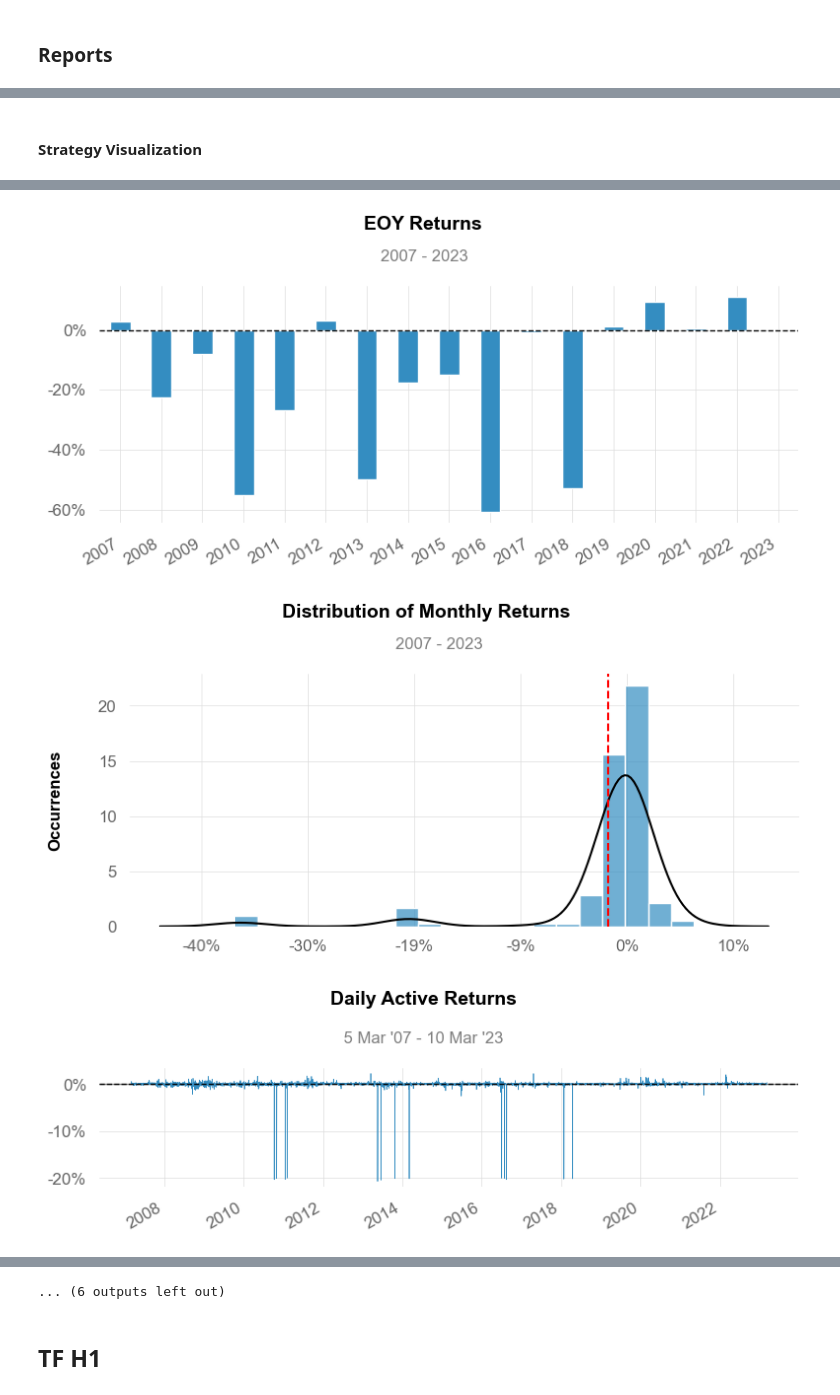
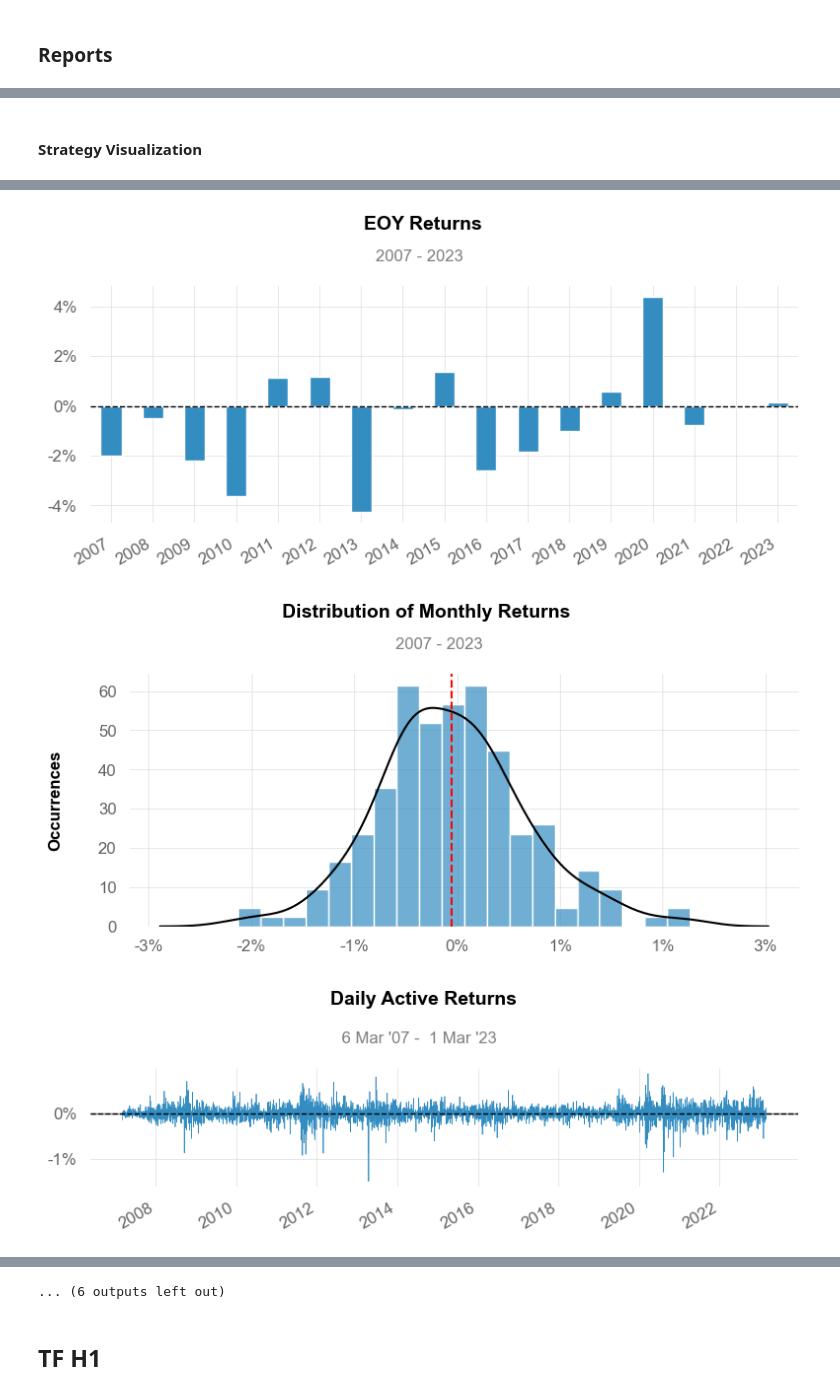
Before and after one commit to Kittipong91/XAUUSD_algorithmic_trading, a Jupyter notebook: Pairs_Trading/Kalman Filter/XAUUSD_EURUSD.ipynb, the cells around one changed output, grey strips where cells are left out. Saved outputs shown, nothing was run; the diff lists cells and outputs as text; code cells hidden in the pictures.

```diff
--- a/Pairs_Trading/Kalman Filter/XAUUSD_EURUSD.ipynb
+++ b/Pairs_Trading/Kalman Filter/XAUUSD_EURUSD.ipynb
@@ -162,3 +185,5 @@ KF = Kalman_Filter(data_1, data_2)
+# %%
+KF = Kalman_Filter(data_1.loc['2007-03-05':'2023-03-01'],data_2.loc['2007-03-05':'2023-03-01'])
 # %%
 KF.Stat()
 # %% [output]
@@ -196,7 +241,7 @@ data.to_csv(
 # %% [markdown]
 ### Reports
 # %%
-qs.reports.full(result['returns_all'].resample('D').last().dropna())
+qs.reports.full(result['Equity'].resample('D').last().dropna().pct_change())
 # %% [output]
 Performance Metrics
                            Strategy
@@ -230,3 +273,3 @@ Strategy Visualization
-[figure, old version]
+[figure, new version]
-[figure, old version]
+[figure, new version]
-[figure, old version]
+[figure, new version]
```
Also changed, not shown: parts of 27 cells of this notebook, 36 other files.
